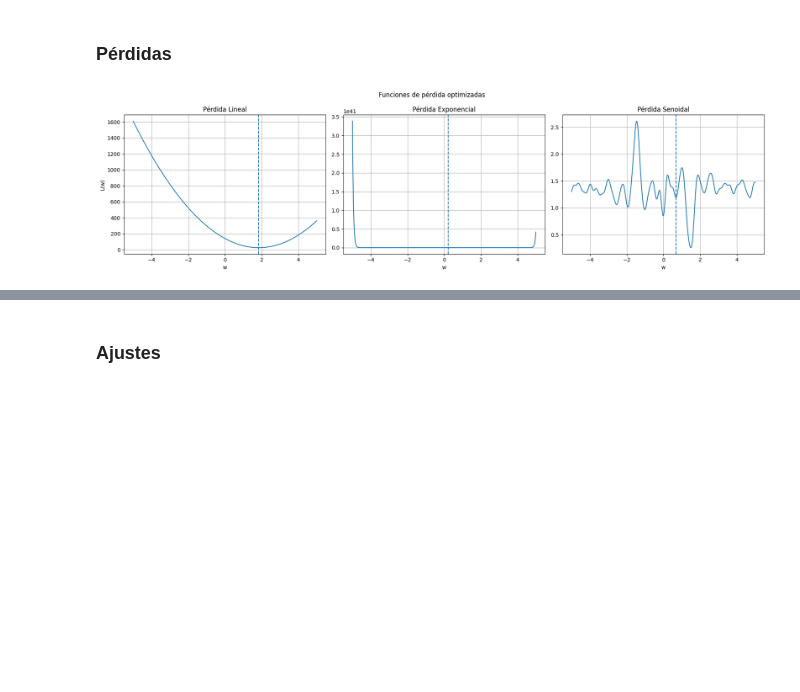
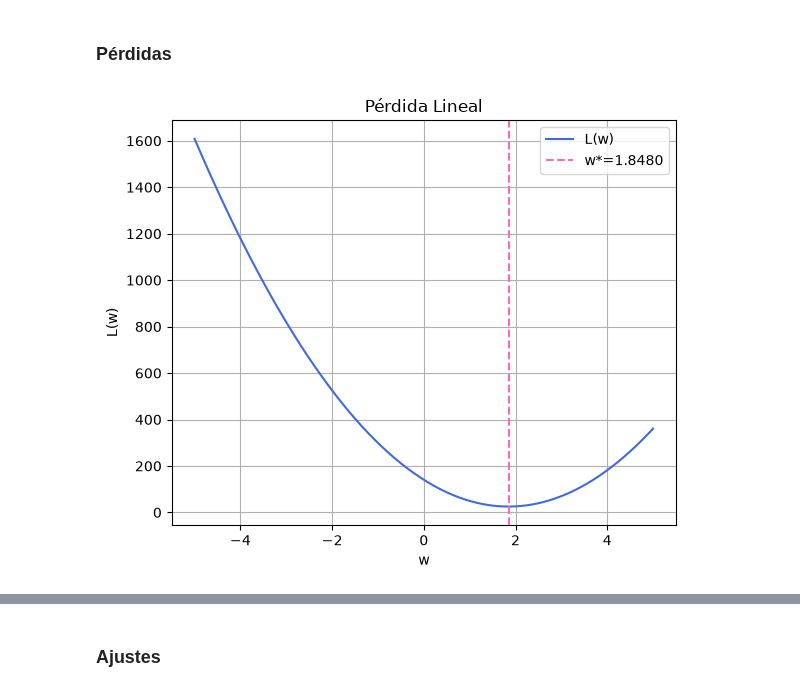
Before and after one commit to belentellechea/obligatorio_2_calculo, a Jupyter notebook: project.ipynb, the cells around one changed output, grey strips where cells are left out. Drawn from its saved outputs; the diff is of its cells as text; code cells hidden in the pictures; blank space fills up the shorter version.

```diff
--- a/project.ipynb
+++ b/project.ipynb
@@ -139,10 +139,10 @@ for i, f in enumerate(functions):
         res, step, _ = method(f, **params)
 
         # graficas
-        ax.plot(lp, np.array(list(map(lambda v: f.eval(v), lp))))
-        ax.plot(lp, np.array(list(map(lambda v: f.derivative().eval(v), lp))), linestyle="--", color="orange")
-        ax.axhline(0, linestyle="--", color="red")
-        ax.scatter(res, f.eval(res), color="green")
+        ax.plot(lp, np.array(list(map(lambda v: f.eval(v), lp))), color="royalblue")
+        ax.plot(lp, np.array(list(map(lambda v: f.derivative().eval(v), lp))), linestyle="--", color="hotpink")
+        ax.axhline(0, linestyle="--", color="darkseagreen")
+        ax.scatter(res, f.eval(res), color="crimson")
 
         ax.plot()
         ax.legend([f"f(x)", "f'(x)", "y=0", "Óptimo estimado"])
@@ -519,7 +520,7 @@ loss_sin_model = loss_sin(df_sin)
 w_lin, it_lin, hist_lin = descenso_gradiente(
     loss_lin,
     x0=0.0,
-    lr=1e-4,
+    lr=0.001,
     max_iter=10000
 )
 
@@ -527,15 +528,15 @@ w_lin, it_lin, hist_lin = descenso_gradiente(
 w_exp, it_exp, hist_exp = descenso_gradiente(
     loss_exp_model,
     x0=0.1,
-    lr=1e-5,
+    lr=0.001,
     max_iter=10000
 )
 
 # Senoidal
 w_sin, it_sin, hist_sin = descenso_gradiente(
     loss_sin_model,
-    x0=1.0,
-    lr=1e-4,
+    x0=1.5,
+    lr=0.001,
     max_iter=10000
 )
 # %% [markdown]
@@ -568,65 +569,42 @@ resultados
 # %% [markdown]
 ### Pérdidas
 # %%
-fig, axes = plt.subplots(
-    1,
-    3,
-    figsize=(18,5)
-)
-
 # Lineal
 ws = np.linspace(-5, 5, 500)
 
-axes[0].plot(
-    ws,
-    [loss_lin.eval(v) for v in ws]
-)
-
-axes[0].axvline(
-    w_lin,
-    linestyle="--"
-)
-
-axes[0].set_title("Pérdida Lineal")
-axes[0].set_xlabel("w")
-axes[0].set_ylabel("L(w)")
-axes[0].grid(True)
+fig, ax = plt.subplots(figsize=(6, 5))
+ax.plot(ws, [loss_lin.eval(v) for v in ws], label="L(w)", color="royalblue")
+ax.axvline(w_lin, linestyle="--", color="hotpink", label=f"w*={w_lin:.4f}")
+ax.set_title("Pérdida Lineal")
+ax.set_xlabel("w")
+ax.set_ylabel("L(w)")
+ax.legend()
+ax.grid(True)
+plt.tight_layout()
+plt.show()
 
 # Exponencial
-axes[1].plot(
-    ws,
-    [loss_exp_model.eval(v) for v in ws]
-)
-
-axes[1].axvline(
-    w_exp,
-    linestyle="--"
-)
-
-axes[1].set_title("Pérdida Exponencial")
-axes[1].set_xlabel("w")
-axes[1].grid(True)
+fig, ax = plt.subplots(figsize=(6, 5))
+ax.plot(ws, [loss_exp_model.eval(v) for v in ws], label="L(w)", color="royalblue")
+ax.axvline(w_exp, linestyle="--", color="hotpink", label=f"w*={w_exp:.4f}")
+ax.set_title("Pérdida Exponencial")
+ax.set_xlabel("w")
+ax.set_ylabel("L(w)")
+ax.legend()
+ax.grid(True)
+plt.tight_layout()
+plt.show()
 
 # Senoidal
-axes[2].plot(
-    ws,
-    [loss_sin_model.eval(v) for v in ws]
-)
-
-axes[2].axvline(
-    w_sin,
-    linestyle="--"
-)
-
-axes[2].set_title("Pérdida Senoidal")
-axes[2].set_xlabel("w")
-axes[2].grid(True)
-
-plt.suptitle(
-    "Funciones de pérdida optimizadas"
-)
-
+fig, ax = plt.subplots(figsize=(6, 5))
+ax.plot(ws, [loss_sin_model.eval(v) for v in ws], label="L(w)", color="royalblue")
+ax.axvline(w_sin, linestyle="--", color="hotpink", label=f"w*={w_sin:.4f}")
+ax.set_title("Pérdida Senoidal")
+ax.set_xlabel("w")
+ax.set_ylabel("L(w)")
+ax.legend()
+ax.grid(True)
 plt.tight_layout()
 plt.show()
 # %% [output]
-[figure, old version]
+[figure, new version]
```
Also changed, not shown: parts of 9 cells of this notebook.
